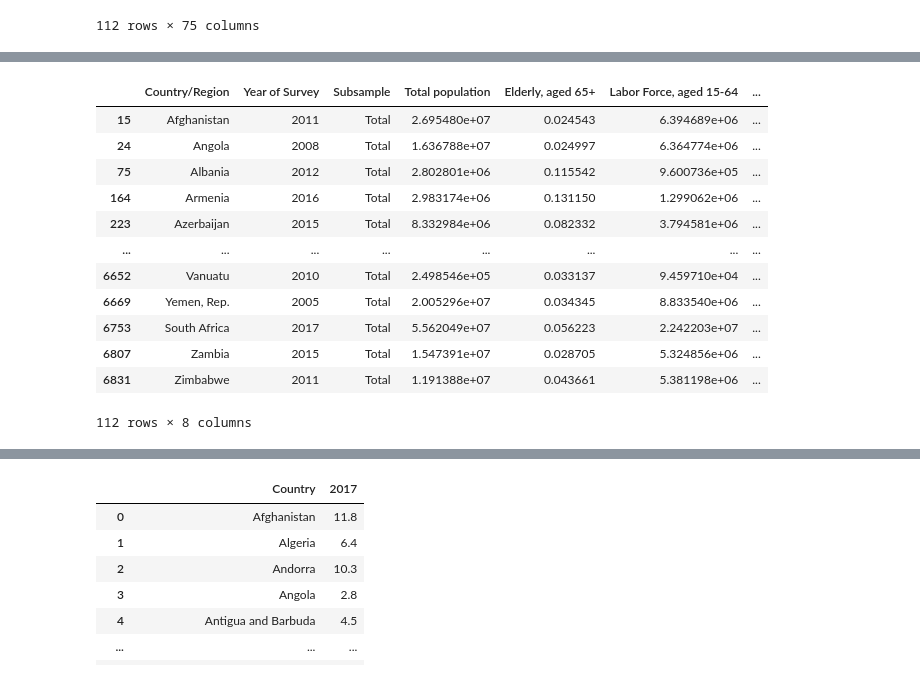
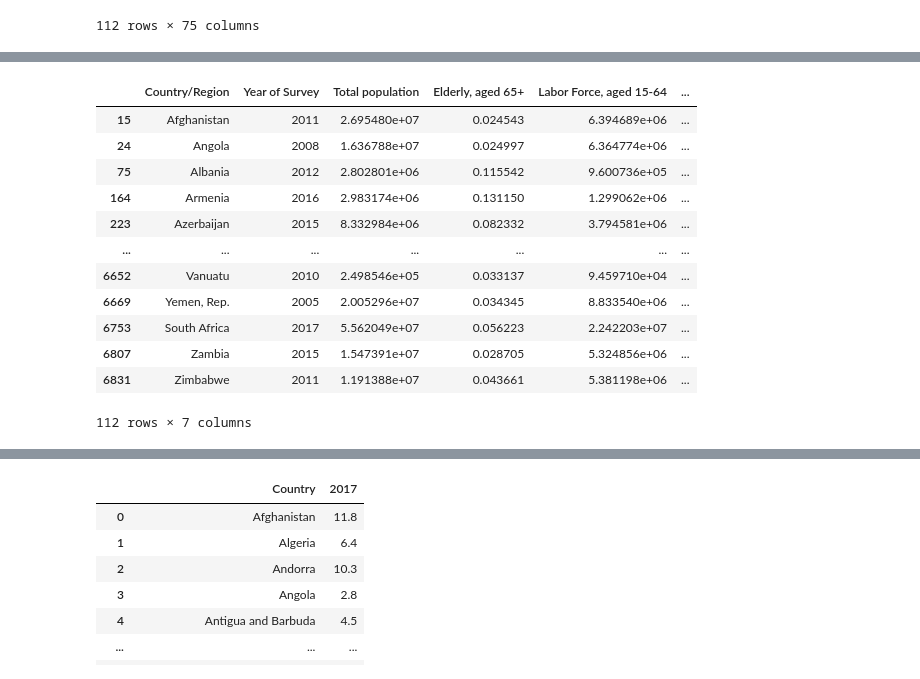
Before and after one commit to kfasola/Fasola_Final_Project, a Jupyter notebook: Fasola - Final Project.ipynb, the cells around one changed output, grey strips where cells are left out. Cells and saved outputs as stored; diff of their text form; code cells hidden in the pictures.

```diff
--- a/Fasola - Final Project.ipynb
+++ b/Fasola - Final Project.ipynb
@@ -550,22 +552,22 @@ Index(['Country name', 'Region', 'Year of Survey', 'Subsample',
        ' Post Secondary Education'],
       dtype='object')
 # %%
-global_health_statistics_final.drop(global_health_statistics_final.columns.difference(['Country/Region', 'Year of Survey', 'Subsample', 'Total population', 'Elderly, aged 65+', 'Labor Force, aged 15-64', 'Share of health insurance', ' No Education']), axis=1, inplace=True)
+global_health_statistics_final.drop(global_health_statistics_final.columns.difference(['Country/Region', 'Year of Survey', 'Total population', 'Elderly, aged 65+', 'Labor Force, aged 15-64', 'Share of health insurance', ' No Education']), axis=1, inplace=True)
 global_health_statistics_final
 # %% [output]
-|  | Country/Region | Year of Survey | Subsample | Total population | Elderly, aged 65+ | Labor Force, aged 15-64 | ... |
-| 15 | Afghanistan | 2011 | Total | 2.695480e+07 | 0.024543 | 6.394689e+06 | ... |
-| 24 | Angola | 2008 | Total | 1.636788e+07 | 0.024997 | 6.364774e+06 | ... |
-| 75 | Albania | 2012 | Total | 2.802801e+06 | 0.115542 | 9.600736e+05 | ... |
-| 164 | Armenia | 2016 | Total | 2.983174e+06 | 0.131150 | 1.299062e+06 | ... |
-| 223 | Azerbaijan | 2015 | Total | 8.332984e+06 | 0.082332 | 3.794581e+06 | ... |
-| ... | ... | ... | ... | ... | ... | ... | ... |
-| 6652 | Vanuatu | 2010 | Total | 2.498546e+05 | 0.033137 | 9.459710e+04 | ... |
-| 6669 | Yemen, Rep. | 2005 | Total | 2.005296e+07 | 0.034345 | 8.833540e+06 | ... |
-| 6753 | South Africa | 2017 | Total | 5.562049e+07 | 0.056223 | 2.242203e+07 | ... |
-| 6807 | Zambia | 2015 | Total | 1.547391e+07 | 0.028705 | 5.324856e+06 | ... |
-| 6831 | Zimbabwe | 2011 | Total | 1.191388e+07 | 0.043661 | 5.381198e+06 | ... |
+|  | Country/Region | Year of Survey | Total population | Elderly, aged 65+ | Labor Force, aged 15-64 | ... |
+| 15 | Afghanistan | 2011 | 2.695480e+07 | 0.024543 | 6.394689e+06 | ... |
+| 24 | Angola | 2008 | 1.636788e+07 | 0.024997 | 6.364774e+06 | ... |
+| 75 | Albania | 2012 | 2.802801e+06 | 0.115542 | 9.600736e+05 | ... |
+| 164 | Armenia | 2016 | 2.983174e+06 | 0.131150 | 1.299062e+06 | ... |
+| 223 | Azerbaijan | 2015 | 8.332984e+06 | 0.082332 | 3.794581e+06 | ... |
+| ... | ... | ... | ... | ... | ... | ... |
+| 6652 | Vanuatu | 2010 | 2.498546e+05 | 0.033137 | 9.459710e+04 | ... |
+| 6669 | Yemen, Rep. | 2005 | 2.005296e+07 | 0.034345 | 8.833540e+06 | ... |
+| 6753 | South Africa | 2017 | 5.562049e+07 | 0.056223 | 2.242203e+07 | ... |
+| 6807 | Zambia | 2015 | 1.547391e+07 | 0.028705 | 5.324856e+06 | ... |
+| 6831 | Zimbabwe | 2011 | 1.191388e+07 | 0.043661 | 5.381198e+06 | ... |
-112 rows × 8 columns
+112 rows × 7 columns
 # %%
 # I am using a pivot table to confirm that each country has only one record of total population after filtering the data.
 global_health_statistics_final.pivot_table(columns='Country/Region', index='Year of Survey',
```
Also changed, not shown: parts of 12 cells of this notebook.
